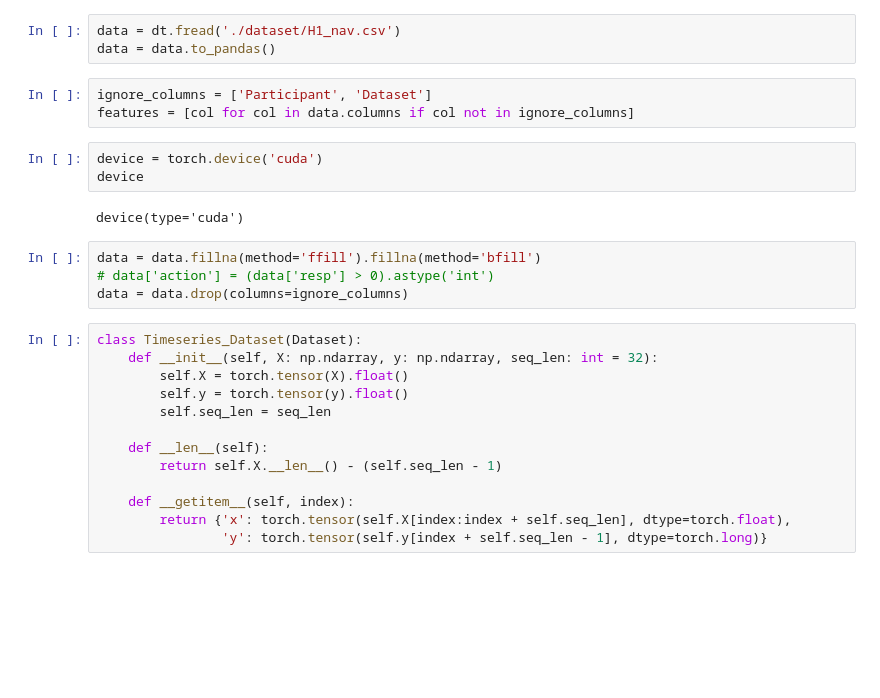
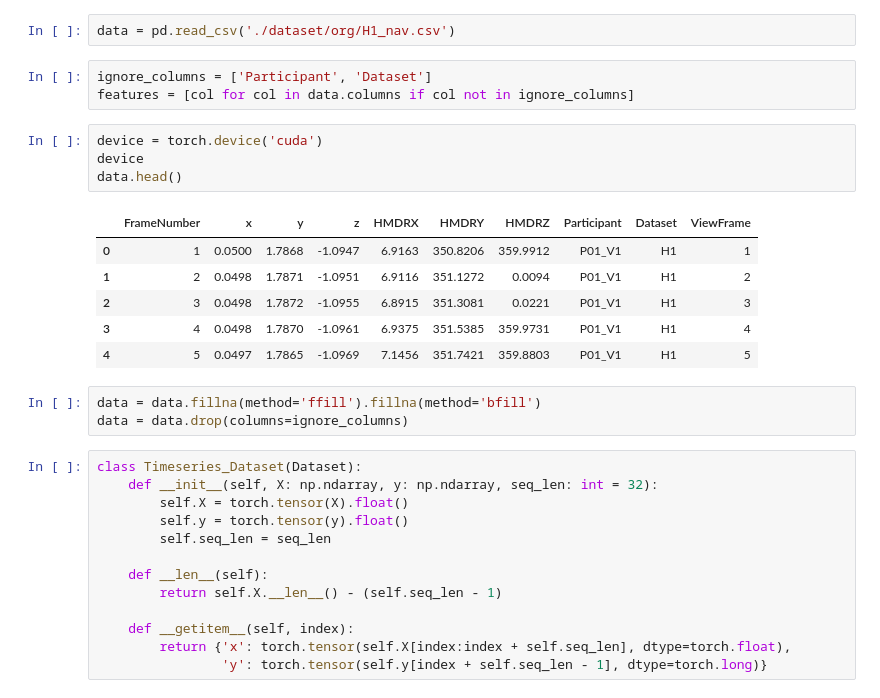
Before and after one commit to artyaltanzaya/6DoFVR, a Jupyter notebook: LSTM1.ipynb, the cells around one changed output. Saved outputs shown, nothing was run; the diff lists cells and outputs as text; blank space fills up the shorter version.

```diff
--- a/LSTM1.ipynb
+++ b/LSTM1.ipynb
@@ -10,19 +10,23 @@ from tqdm import tqdm
 import pandas as pd
 import os
 # %%
-data = dt.fread('./dataset/H1_nav.csv')
-data = data.to_pandas()
+data = pd.read_csv('./dataset/org/H1_nav.csv')
 # %%
 ignore_columns = ['Participant', 'Dataset']
 features = [col for col in data.columns if col not in ignore_columns]
 # %%
 device = torch.device('cuda')
 device
+data.head()
 # %% [output]
-device(type='cuda')
+|  | FrameNumber | x | y | z | HMDRX | HMDRY | HMDRZ | Participant | Dataset | ViewFrame |
+| 0 | 1 | 0.0500 | 1.7868 | -1.0947 | 6.9163 | 350.8206 | 359.9912 | P01_V1 | H1 | 1 |
+| 1 | 2 | 0.0498 | 1.7871 | -1.0951 | 6.9116 | 351.1272 | 0.0094 | P01_V1 | H1 | 2 |
+| 2 | 3 | 0.0498 | 1.7872 | -1.0955 | 6.8915 | 351.3081 | 0.0221 | P01_V1 | H1 | 3 |
+| 3 | 4 | 0.0498 | 1.7870 | -1.0961 | 6.9375 | 351.5385 | 359.9731 | P01_V1 | H1 | 4 |
+| 4 | 5 | 0.0497 | 1.7865 | -1.0969 | 7.1456 | 351.7421 | 359.8803 | P01_V1 | H1 | 5 |
 # %%
 data = data.fillna(method='ffill').fillna(method='bfill')
-# data['action'] = (data['resp'] > 0).astype('int')
 data = data.drop(columns=ignore_columns)
 # %%
 class Timeseries_Dataset(Dataset):
```
Also changed, not shown: parts of 2 cells of this notebook, 51 other files.
